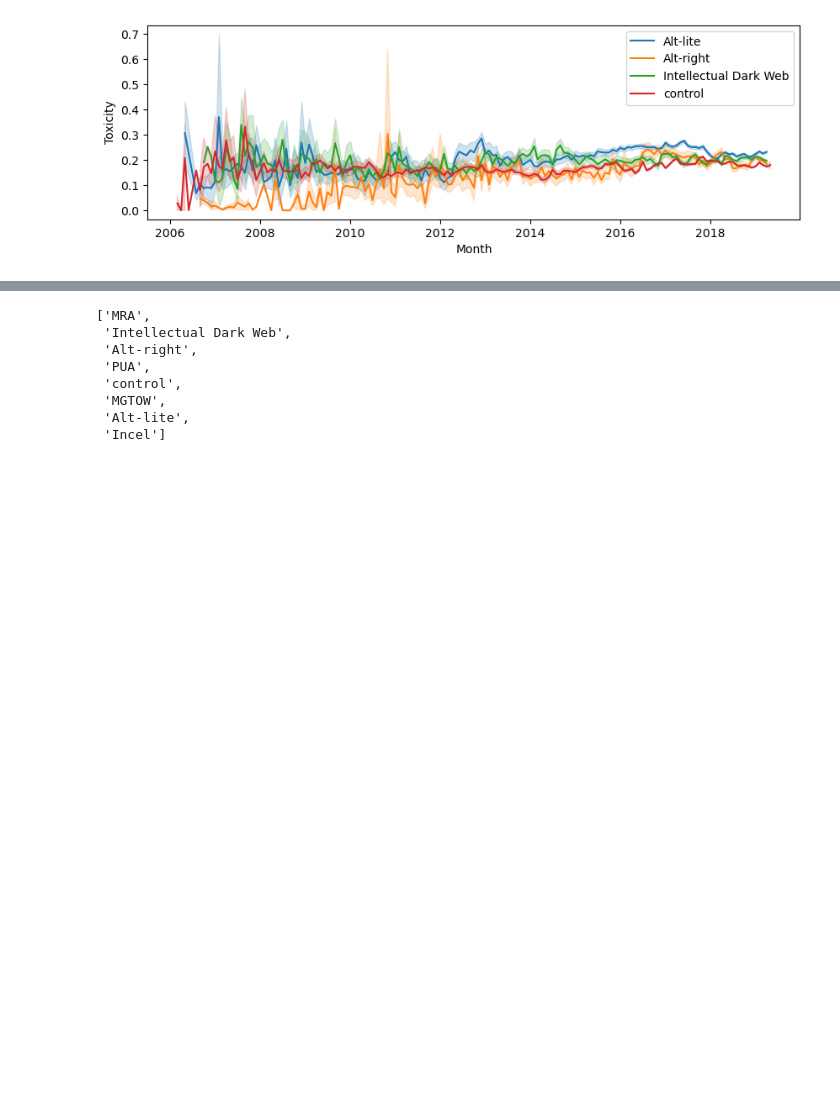
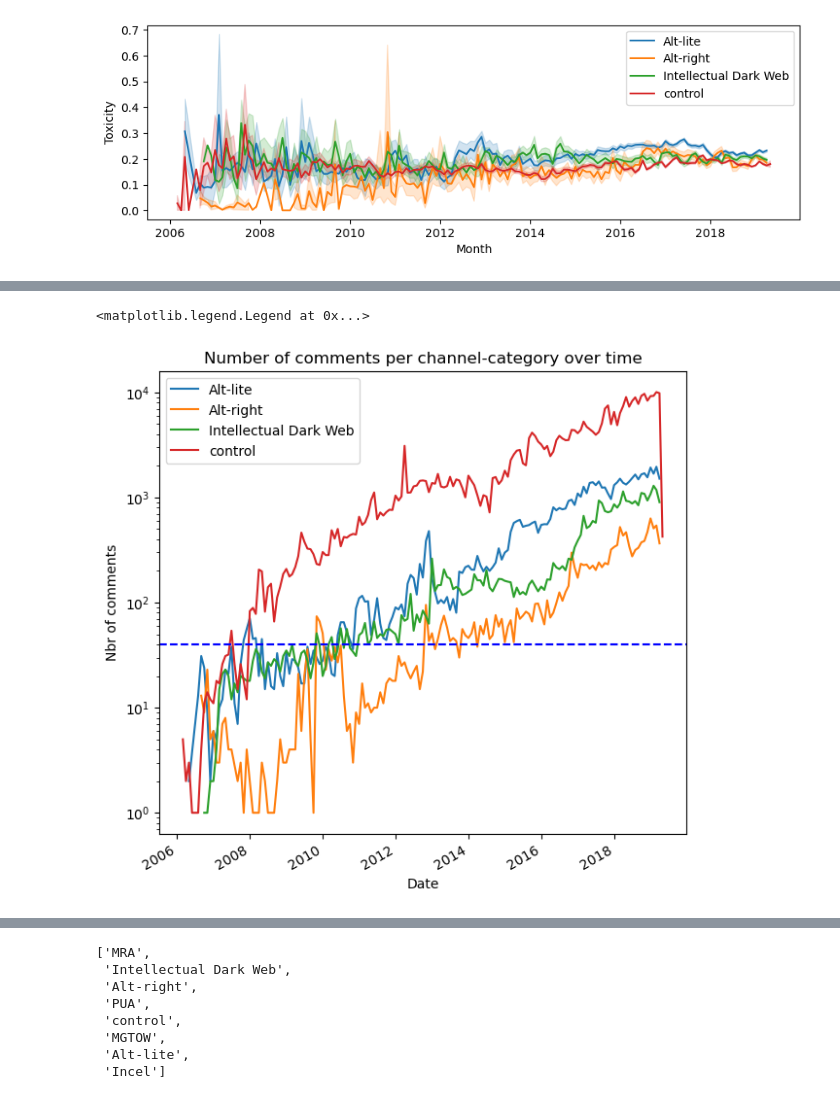
Before and after one commit to epfl-ada/ada-2022-project-strauss, a Jupyter notebook: toxic_evolution_time.ipynb, the cells around one changed output, grey strips where cells are left out. Drawn from its saved outputs; the diff is of its cells as text; code cells hidden in the pictures; blank space fills up the shorter version.

```diff
--- a/toxic_evolution_time.ipynb
+++ b/toxic_evolution_time.ipynb
@@ -221,0 +253,15 @@ For each category of toxicity, we observe different behaviours.
+# %%
+#plot number of comments per month per category:
+fig, axs = plt.subplots(1,1, figsize=(7,7), sharex=True)
+
+for category in list_categories:
+        df_final_cat.loc[df_final_cat['Category'] == category, 'month_created'].value_counts().plot(kind = 'line', ax=axs, logy=True)
+
+axs.axhline(y=40, linestyle = '--', color='b')
+axs.set_ylabel("Nbr of comments")
+axs.set_xlabel("Date")
+axs.set_title("Number of comments per channel-category over time")
+axs.legend(list_categories)
+# %% [output]
+<matplotlib.legend.Legend at 0x...>
+[figure, added]
```
Also changed, not shown: parts of 14 cells of this notebook.
